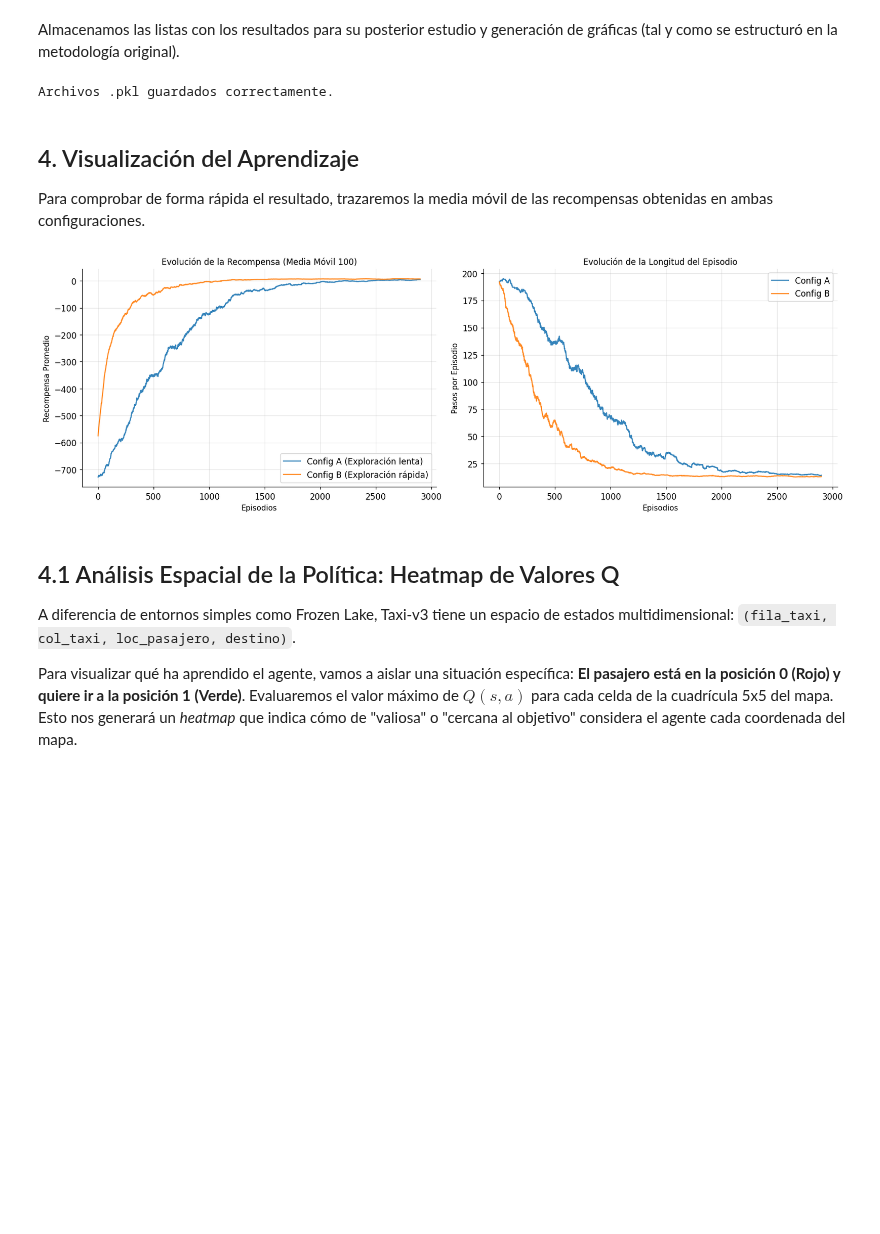
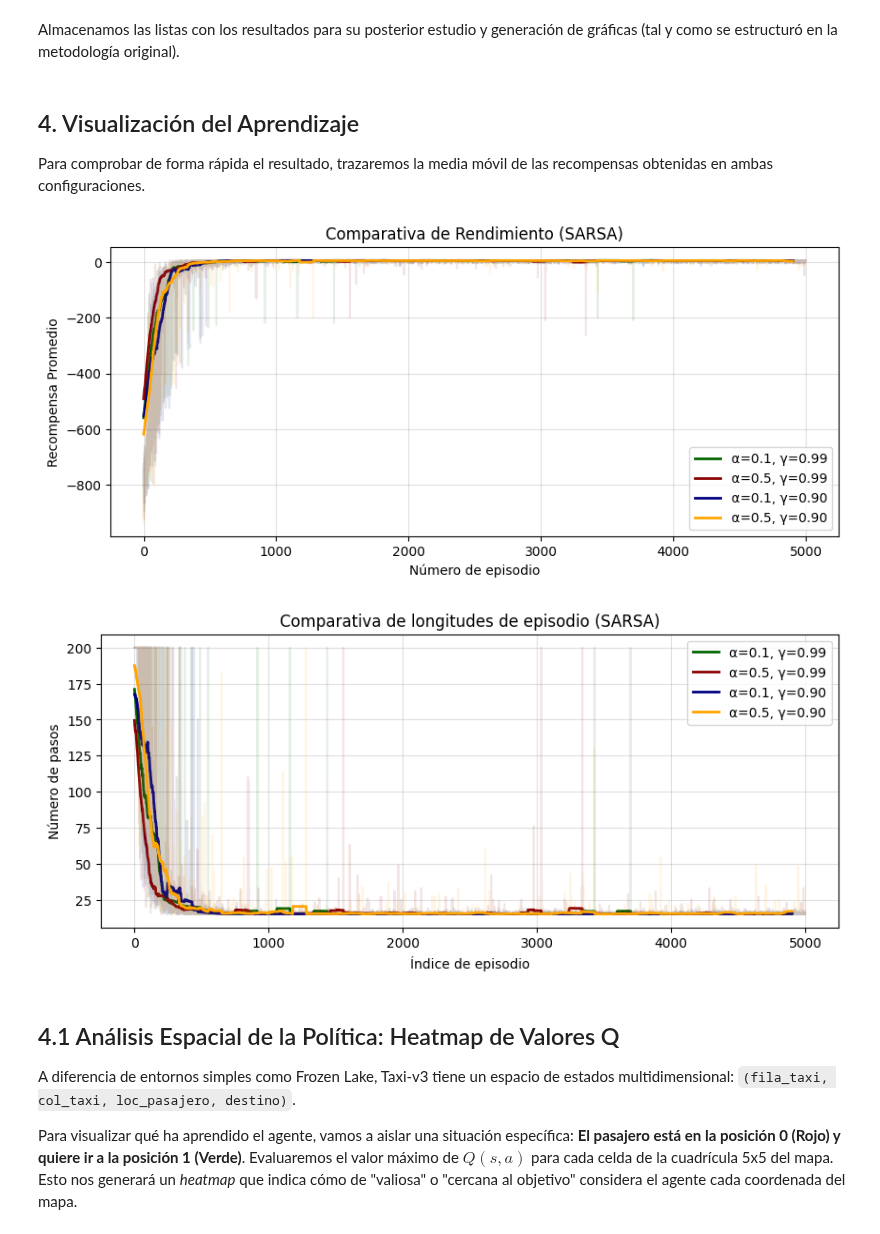
Before and after one commit to angelms2003/FernandezMartinezPolo-EML-RL, a Jupyter notebook: Entornos_Complejos/SARSA.ipynb, the cells around one changed output. Cells and saved outputs as stored; diff of their text form; code cells hidden in the pictures; blank space fills up the shorter version.

```diff
--- a/Entornos_Complejos/SARSA.ipynb
+++ b/Entornos_Complejos/SARSA.ipynb
@@ -151,52 +242,6 @@ Entrenando Configuración B (Exploración Rápida)...
 # %% [markdown]
 Almacenamos las listas con los resultados para su posterior estudio y generación de gráficas (tal y como se estructuró en la metodología original).
-# %%
-# Guardamos los resultados utilizando pickle para imitar la estructura de almacenamiento
-with open("stats_A_SARSA.pkl", "wb") as f:
-    pickle.dump(stats_A, f)
-
-with open("len_A_SARSA.pkl", "wb") as f:
-    pickle.dump(len_A, f)
-
-with open("stats_B_SARSA.pkl", "wb") as f:
-    pickle.dump(stats_B, f)
-
-with open("len_B_SARSA.pkl", "wb") as f:
-    pickle.dump(len_B, f)
-
-print("Archivos .pkl guardados correctamente.")
-# %% [output]
-Archivos .pkl guardados correctamente.
 # %% [markdown]
 ## 4. Visualización del Aprendizaje
 
 Para comprobar de forma rápida el resultado, trazaremos la media móvil de las recompensas obtenidas en ambas configuraciones.
-# %%
-# Celda 11: Código (Gráficas de Recompensa y Longitud de Episodios)
-def moving_average(data, window=100):
-    return np.convolve(data, np.ones(window)/window, mode='valid')
-
-fig, axs = plt.subplots(1, 2, figsize=(15, 5))
-
-# Gráfica 1: Recompensas
-axs[0].plot(moving_average(stats_A, 100), label="Config A (Exploración lenta)", color="#1f77b4", alpha=0.9)
-axs[0].plot(moving_average(stats_B, 100), label="Config B (Exploración rápida)", color="#ff7f0e", alpha=0.9)
-axs[0].set_xlabel("Episodios")
-axs[0].set_ylabel("Recompensa Promedio")
-axs[0].set_title("Evolución de la Recompensa (Media Móvil 100)")
-axs[0].legend()
-axs[0].grid(True, alpha=0.3)
-
-# Gráfica 2: Longitud de los episodios (Pasos)
-axs[1].plot(moving_average(len_A, 100), label="Config A", color="#1f77b4", alpha=0.9)
-axs[1].plot(moving_average(len_B, 100), label="Config B", color="#ff7f0e", alpha=0.9)
-axs[1].set_xlabel("Episodios")
-axs[1].set_ylabel("Pasos por Episodio")
-axs[1].set_title("Evolución de la Longitud del Episodio")
-axs[1].legend()
-axs[1].grid(True, alpha=0.3)
-
-plt.tight_layout()
-plt.show()
-# %% [output]
-[figure, removed]
@@ -203,3 +316,12 @@ plt.show()
+# %%
+# Visualización de la Recompensa
+draw_multiple_learning_curves(results_rewards, window=100)
+
+# Visualización de los Pasos por Episodio
+draw_episode_length_comparison(results_lengths, window=100)
+# %% [output]
+[figure, added]
+[figure, added]
 # %% [markdown]
 ## 4.1 Análisis Espacial de la Política: Heatmap de Valores Q
 
```
Also changed, not shown: parts of 16 cells of this notebook.
